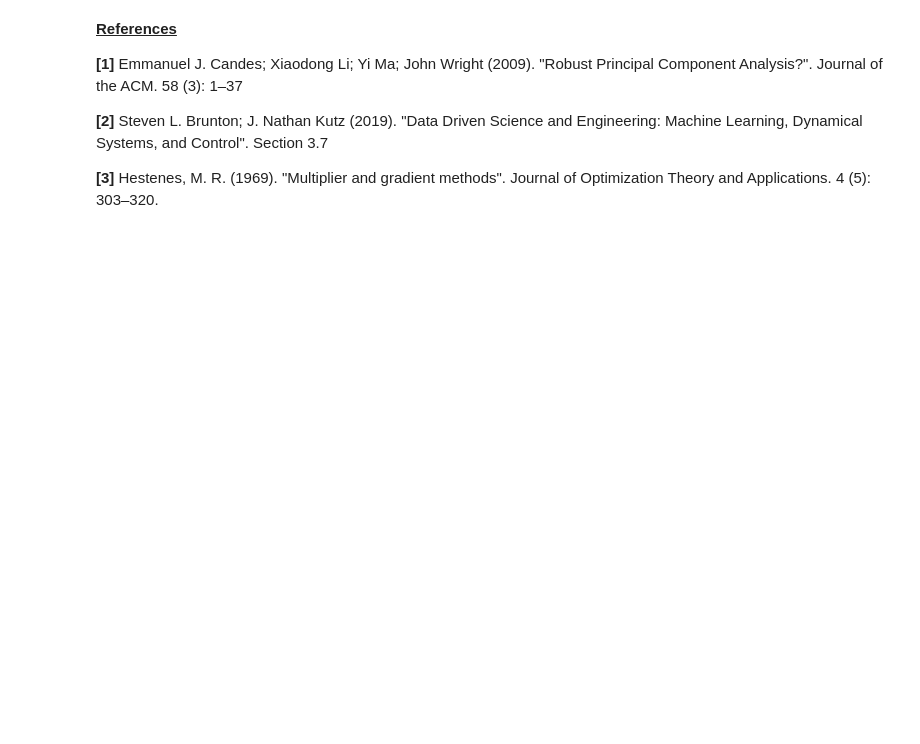
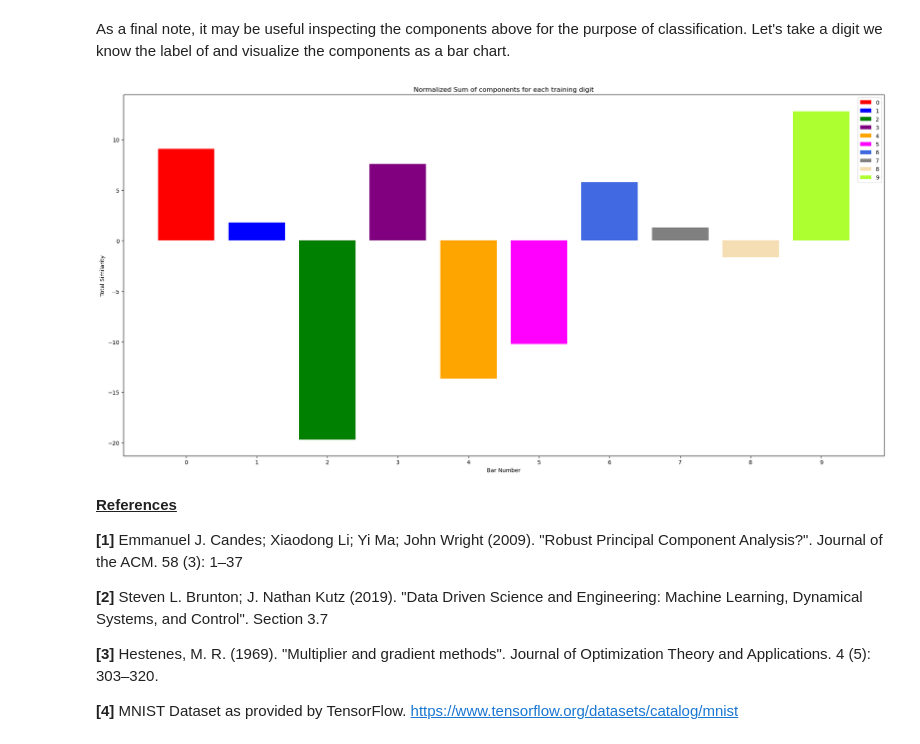
Before and after one commit to bodle720/DSTopics, a Jupyter notebook: PCA_robust/PCA_robust_handwritten_digits_noise.ipynb, the cells around one changed output. Drawn from its saved outputs; the diff is of its cells as text; code cells hidden in the pictures; blank space fills up the shorter version.

```diff
--- a/PCA_robust/PCA_robust_handwritten_digits_noise.ipynb
+++ b/PCA_robust/PCA_robust_handwritten_digits_noise.ipynb
@@ -53,0 +258,9 @@ __Application__
+# %%
+# Pick three indices at random from the training set.
+inds = np.random.randint(0, X_tr_org.shape[1] - 1, 5)
+
+f, axarr = plt.subplots(5,2)
+for ix, ind in enumerate(inds):
+    axarr[ix,0].imshow(X_tr_org[:,ind].reshape((28,28)), cmap = 'gray')
+    axarr[ix,1].imshow(L[:,ind].reshape((28,28)), cmap = 'gray')
+plt.show()
@@ -53,0 +271,13 @@ __Application__
+# %%
+test_data_centered = X_te_org - X_mean
+components = np.linalg.pinv(L_centered) @ test_data_centered
+centered_test_results = L_centered @ components
+test_results = centered_test_results + X_mean
+# %%
+inds = np.random.randint(0, X_te_org.shape[1] - 1, 5)
+
+f, axarr = plt.subplots(5,2)
+for ix, ind in enumerate(inds):
+    axarr[ix,0].imshow(X_te_org[:,ind].reshape((28,28)), cmap = 'gray')
+    axarr[ix,1].imshow(test_results[:,ind].reshape((28,28)), cmap = 'gray')
+plt.show()
@@ -54,3 +286,30 @@ __Application__
+# %% [markdown]
+As a final note, it may be useful inspecting the components above for the purpose of classification. Let's take a digit we know the label of and visualize the components as a bar chart.
+# %%
+# Find the index of a sample representing some digit.
+digit_desired = 3
+index_of_interest = np.random.choice(np.where(y_te_org == digit_desired)[0])
+comps = components[:, index_of_interest]
+
+labels = ['0', '1', '2', '3', '4', '5', '6', '7', '8', '9']
+colors = ['red', 'blue', 'green', 'purple', 'orange', 'magenta', 'royalblue', 'gray', 'wheat', 'greenyellow']
+vals = [0]*len(colors)
+label_counts = dict(zip(labels, vals))
+
+for ix, ind in enumerate(y_tr_org):
+    label_counts[str(ind)] += comps[ix]
+
+vals = list(label_counts.values())
+plt.figure(figsize=(20, 10))  # Optional: set the figure size
+plt.bar(labels, vals, color = colors, label = labels)
+plt.xlabel('Bar Number')
+plt.ylabel('Total Similarity')
+plt.title('Normalized Sum of components for each training digit')
+plt.legend()
+plt.tight_layout()
+plt.show()
+# %% [output]
+[figure, added]
 # %% [markdown]
 <u>__References__<u>
 
@@ -59,3 +318,5 @@ __[1]__ Emmanuel J. Candes; Xiaodong Li; Yi Ma; John Wright (2009). "Robust Prin
 __[2]__ Steven L. Brunton; J. Nathan Kutz (2019). "Data Driven Science and Engineering: Machine Learning, Dynamical Systems, and Control". Section 3.7
 
 __[3]__ Hestenes, M. R. (1969). "Multiplier and gradient methods". Journal of Optimization Theory and Applications. 4 (5): 303–320.
+
+__[4]__ MNIST Dataset as provided by TensorFlow. https://www.tensorflow.org/datasets/catalog/mnist
```
Also changed, not shown: parts of 19 cells of this notebook, 1 other file.
